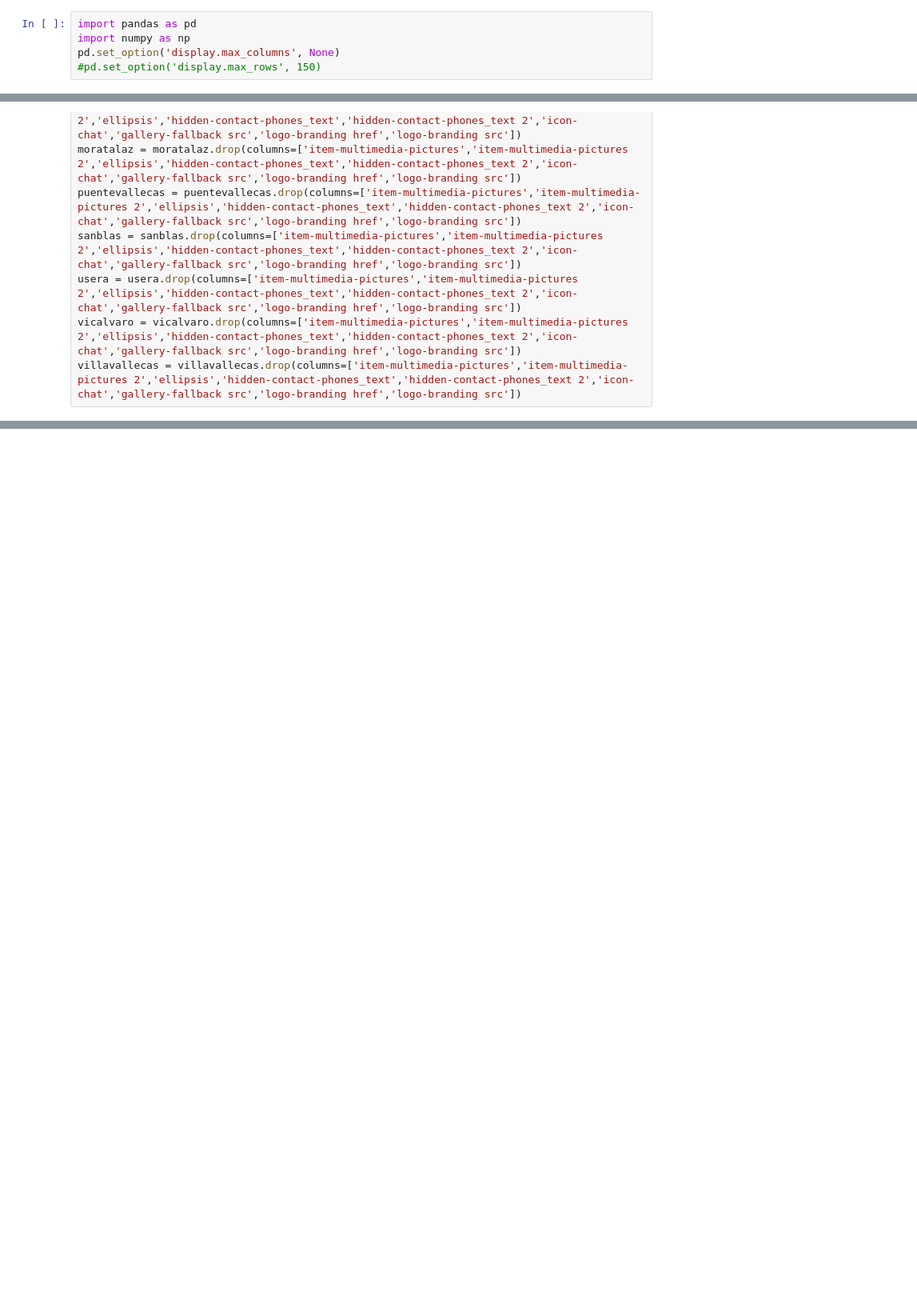
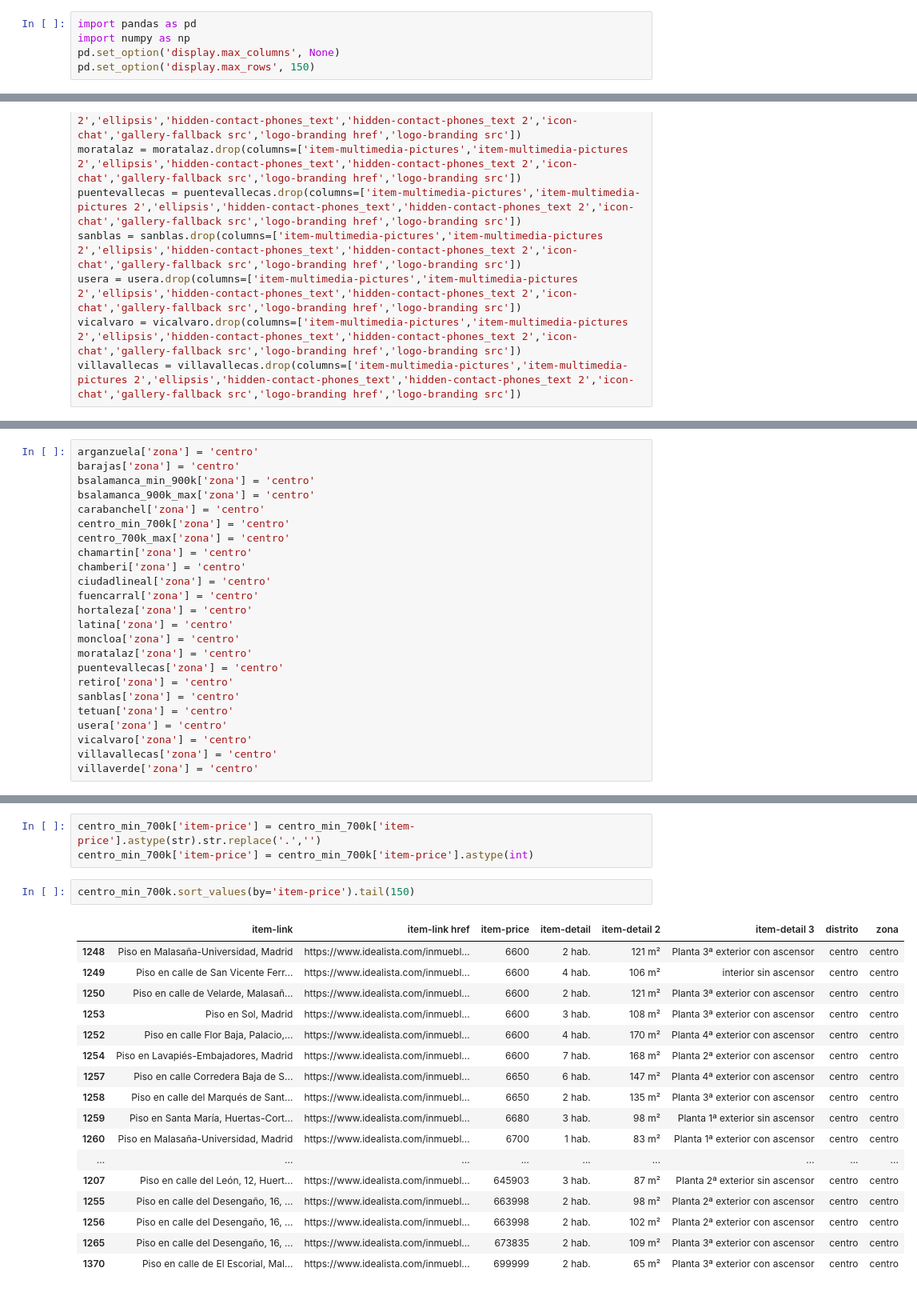
Before and after one commit to Gbau11/Analisis-de-la-vivienda-Idealista, a Jupyter notebook: jupyter/venta_madrid centro/limpieza_madrid_centro.ipynb, the cells around one changed output, grey strips where cells are left out. Shown: that part at 80% size. Saved outputs shown, nothing was run; the diff lists cells and outputs as text; blank space fills up the shorter version.

```diff
--- a/jupyter/venta_madrid centro/limpieza_madrid_centro.ipynb
+++ b/jupyter/venta_madrid centro/limpieza_madrid_centro.ipynb
@@ -2,7 +2,7 @@
 import pandas as pd
 import numpy as np
 pd.set_option('display.max_columns', None)
-#pd.set_option('display.max_rows', 150)
+pd.set_option('display.max_rows', 150)
 # %%
 arganzuela = pd.read_csv('../../data_madrid_centro/arganzuela_total.csv')
 barajas = pd.read_csv('../../data_madrid_centro/barajas_total.csv')
@@ -163,0 +92,24 @@ villaverde['zona'] = 'int_villaverde'
+# %%
+arganzuela['zona'] = 'centro'
+barajas['zona'] = 'centro'
+bsalamanca_min_900k['zona'] = 'centro'
+bsalamanca_900k_max['zona'] = 'centro'
+carabanchel['zona'] = 'centro'
+centro_min_700k['zona'] = 'centro'
+centro_700k_max['zona'] = 'centro'
+chamartin['zona'] = 'centro'
+chamberi['zona'] = 'centro'
+ciudadlineal['zona'] = 'centro'
+fuencarral['zona'] = 'centro'
+hortaleza['zona'] = 'centro'
+latina['zona'] = 'centro'
+moncloa['zona'] = 'centro'
+moratalaz['zona'] = 'centro'
+puentevallecas['zona'] = 'centro'
+retiro['zona'] = 'centro'
+sanblas['zona'] = 'centro'
+tetuan['zona'] = 'centro'
+usera['zona'] = 'centro'
+vicalvaro['zona'] = 'centro'
+villavallecas['zona'] = 'centro'
+villaverde['zona'] = 'centro'
@@ -163,0 +176,23 @@ villaverde['zona'] = 'int_villaverde'
+# %%
+centro_min_700k['item-price'] = centro_min_700k['item-price'].astype(str).str.replace('.','')
+centro_min_700k['item-price'] = centro_min_700k['item-price'].astype(int)
+# %%
+centro_min_700k.sort_values(by='item-price').tail(150)
+# %% [output]
+|  | item-link | item-link href | item-price | item-detail | item-detail 2 | item-detail 3 | distrito | zona |
+| 1248 | Piso en Malasaña-Universidad, Madrid | https://www.idealista.com/inmuebl... | 6600 | 2 hab. | 121 m² | Planta 3ª exterior con ascensor | centro | centro |
+| 1249 | Piso en calle de San Vicente Ferr... | https://www.idealista.com/inmuebl... | 6600 | 4 hab. | 106 m² | interior sin ascensor | centro | centro |
+| 1250 | Piso en calle de Velarde, Malasañ... | https://www.idealista.com/inmuebl... | 6600 | 2 hab. | 121 m² | Planta 3ª exterior con ascensor | centro | centro |
+| 1253 | Piso en Sol, Madrid | https://www.idealista.com/inmuebl... | 6600 | 3 hab. | 108 m² | Planta 3ª exterior con ascensor | centro | centro |
+| 1252 | Piso en calle Flor Baja, Palacio,... | https://www.idealista.com/inmuebl... | 6600 | 4 hab. | 170 m² | Planta 4ª exterior con ascensor | centro | centro |
+| 1254 | Piso en Lavapiés-Embajadores, Madrid | https://www.idealista.com/inmuebl... | 6600 | 7 hab. | 168 m² | Planta 2ª exterior con ascensor | centro | centro |
+| 1257 | Piso en calle Corredera Baja de S... | https://www.idealista.com/inmuebl... | 6650 | 6 hab. | 147 m² | Planta 4ª exterior con ascensor | centro | centro |
+| 1258 | Piso en calle del Marqués de Sant... | https://www.idealista.com/inmuebl... | 6650 | 2 hab. | 135 m² | Planta 3ª exterior con ascensor | centro | centro |
+| 1259 | Piso en Santa María, Huertas-Cort... | https://www.idealista.com/inmuebl... | 6680 | 3 hab. | 98 m² | Planta 1ª exterior sin ascensor | centro | centro |
+| 1260 | Piso en Malasaña-Universidad, Madrid | https://www.idealista.com/inmuebl... | 6700 | 1 hab. | 83 m² | Planta 1ª exterior con ascensor | centro | centro |
+| ... | ... | ... | ... | ... | ... | ... | ... | ... |
+| 1207 | Piso en calle del León, 12, Huert... | https://www.idealista.com/inmuebl... | 645903 | 3 hab. | 87 m² | Planta 2ª exterior sin ascensor | centro | centro |
+| 1255 | Piso en calle del Desengaño, 16, ... | https://www.idealista.com/inmuebl... | 663998 | 2 hab. | 98 m² | Planta 2ª exterior con ascensor | centro | centro |
+| 1256 | Piso en calle del Desengaño, 16, ... | https://www.idealista.com/inmuebl... | 663998 | 2 hab. | 102 m² | Planta 2ª exterior con ascensor | centro | centro |
+| 1265 | Piso en calle del Desengaño, 16, ... | https://www.idealista.com/inmuebl... | 673835 | 2 hab. | 109 m² | Planta 3ª exterior con ascensor | centro | centro |
+| 1370 | Piso en calle de El Escorial, Mal... | https://www.idealista.com/inmuebl... | 699999 | 2 hab. | 65 m² | Planta 3ª exterior con ascensor | centro | centro |
```
Also changed, not shown: parts of 84 cells of this notebook, 1 other file.
